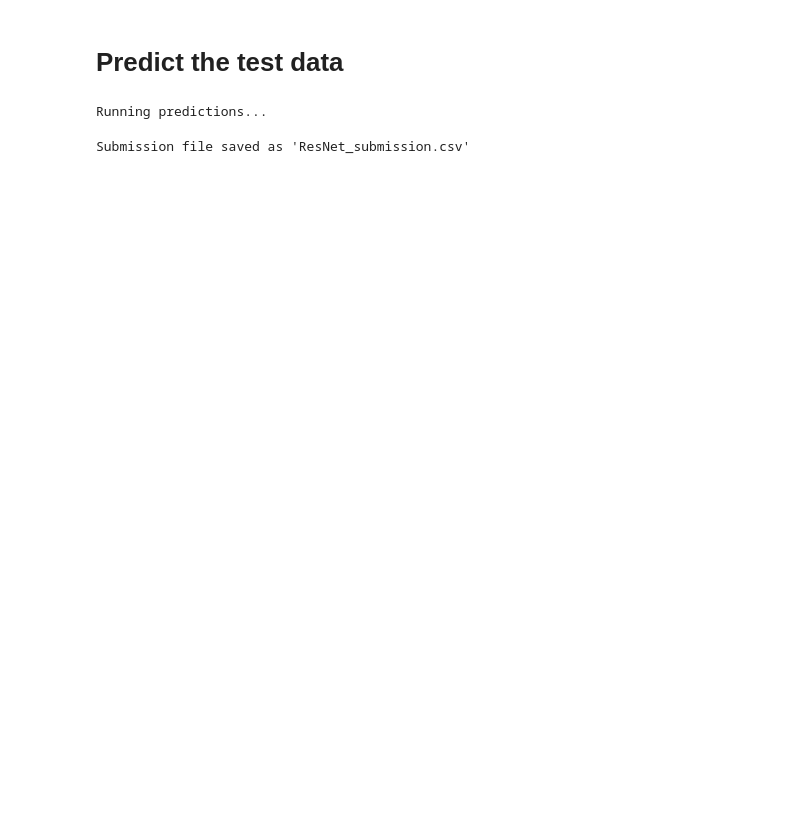
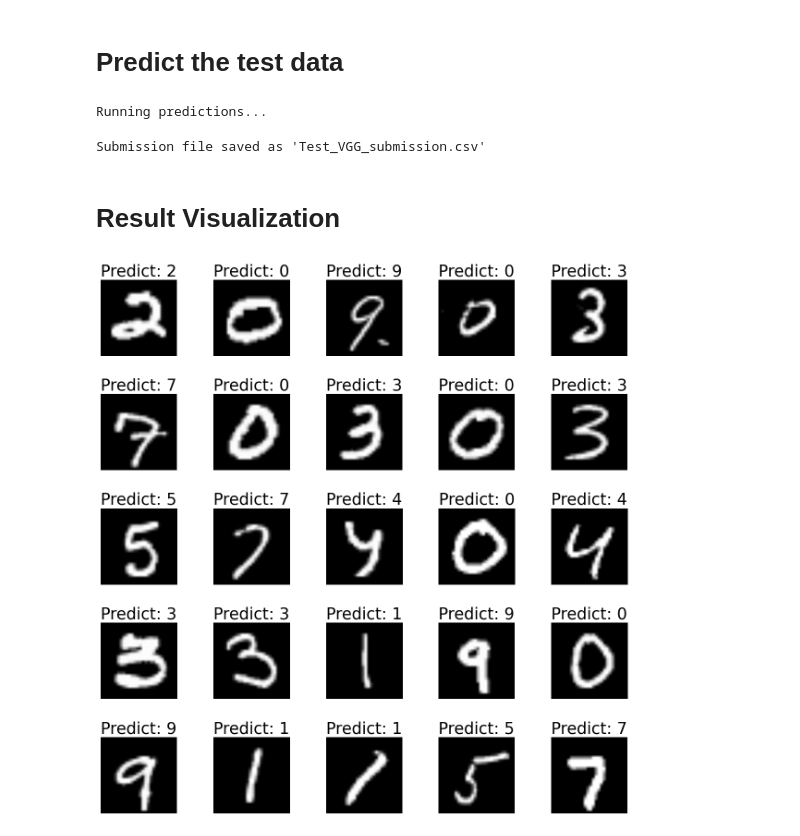
Before and after one commit to AllenYGY/COMP4223-CV, a Jupyter notebook: Assignment/As-2-VGG&ResNet/data/digit-homework.ipynb, the cells around one changed output. Cells and saved outputs as stored; diff of their text form; code cells hidden in the pictures; blank space fills up the shorter version.

```diff
--- a/Assignment/As-2-VGG&ResNet/data/digit-homework.ipynb
+++ b/Assignment/As-2-VGG&ResNet/data/digit-homework.ipynb
@@ -78,8 +100,8 @@ save_data()
 # Load Training Data
 # %%
 
-with open('train_array_list.pkl', 'rb') as f:
-    train_array_list = pickle.load(f)
+# with open('train_array_list.pkl', 'rb') as f:
+#     train_array_list = pickle.load(f)
 
 ttf = np.asarray(train_array_list)
 ttf.shape
@@ -253,8 +275,8 @@ class ResNet(nn.Module):
 # %%
 import torch.optim as optim
 
-# model = VGGNet(num_classes=10,init_weights=True)
-model = ResNet(num_classes=10)
+model = VGGNet(num_classes=10,init_weights=True)
+# model = ResNet(num_classes=10,in_channels=1,init_weights=True)
 model.to(device)
 
 epoch = 20
@@ -517,8 +539,8 @@ model = torch.load('./ResNet-18.pkl')
 # %% [markdown]
 ## Load validation data
 # %%
-with open('val_data.pkl', 'rb') as f:
-    val_array_list = pickle.load(f)
+# with open('val_data.pkl', 'rb') as f:
+#     val_array_list = pickle.load(f)
 ttf= np.array(val_array_list)
 y_val = val_label[:ttf.shape[0]]
 x_val_tensor = torch.from_numpy(ttf/255).float()
@@ -610,7 +681,6 @@ import numpy as np
 import pandas as pd
 import torch
 from tqdm import tqdm  # Fixed to directly use tqdm
-import pickle
 
 
 def test_single_image(img_tensor, model):
@@ -623,14 +693,11 @@ def test_single_image(img_tensor, model):
     return prediction.argmax(dim=1).item()  # Specify dimension for argmax
 
 
-def generate_submission(predict_data_path='predict_data.pkl', model_path='./VGG16_net.pkl', output_path="submission.csv"):
+def generate_submission(predict_array_list, model_path='./VGG-16.pkl', output_path="submission.csv"):
     """
     Generate a submission file for the Kaggle competition.
     """
     device = torch.device("cuda" if torch.cuda.is_available() else "cpu")
-
-    with open(predict_data_path, 'rb') as f:
-        predict_array_list = pickle.load(f)
 
     predict_images_tensor = data_preprocess(predict_array_list)  # Ensure this function exists
     model = torch.load(model_path, map_location=device)
@@ -656,10 +723,41 @@ def generate_submission(predict_data_path='predict_data.pkl', model_path='./VGG1
 
 
 # Call function to generate submission file
-generate_submission(predict_data_path='predict_data.pkl', model_path='./VGG-16.pkl', output_path="VGG_submission.csv")
+# test_predict_array_list = predict_array_list[:100]
+
+generate_submission(predict_array_list, model_path='./VGG-16.pkl', output_path="VGG_submission.csv")
 
 # Optionally run with a different model
 # generate_submission(predict_data_path='predict_data.pkl', model_path='./ResNet-18.pkl', output_path="ResNet_submission.csv")
 # %% [output]
 Running predictions...
-Submission file saved as 'ResNet_submission.csv'
+Submission file saved as 'Test_VGG_submission.csv'
+# %% [markdown]
+# Result Visualization
+# %%
+import matplotlib.pyplot as plt
+import torch
+
+# Function to make predictions
+def test(img_tensorData, model):
+    model.eval()
+    with torch.no_grad():
+        prediction = model(img_tensorData)
+    return prediction.cpu().numpy()
+
+# Plotting predictions
+fig, axes = plt.subplots(5, 5, figsize=(15, 15))  # Adjust figsize to make plots larger
+# fig.suptitle("Model Predictions", fontsize=80)  # Set an overall title for the figure
+plt.subplots_adjust(hspace=0.5, wspace=0.3)  # Adjust the space between plots
+
+for i, ax in enumerate(axes.flat):
+    pic = torch.tensor(predict_array_list[i].reshape(1, 1, 224, 224)).float() / 255
+    result = test(pic, model).argmax()
+
+    ax.imshow(predict_array_list[i].reshape(224, 224), cmap='gray')
+    ax.set_title(f"Predict: {result}", fontsize=25)
+    ax.axis('off')  # Remove axis for cleaner look
+
+plt.show()
+# %% [output]
+[figure, added]
```
Also changed, not shown: parts of 5 cells of this notebook, 1 other file.
